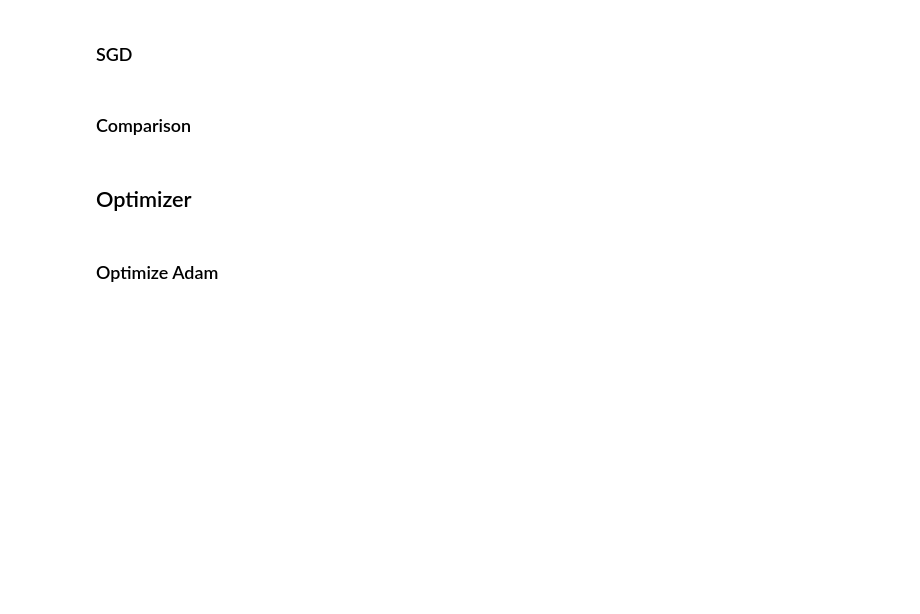
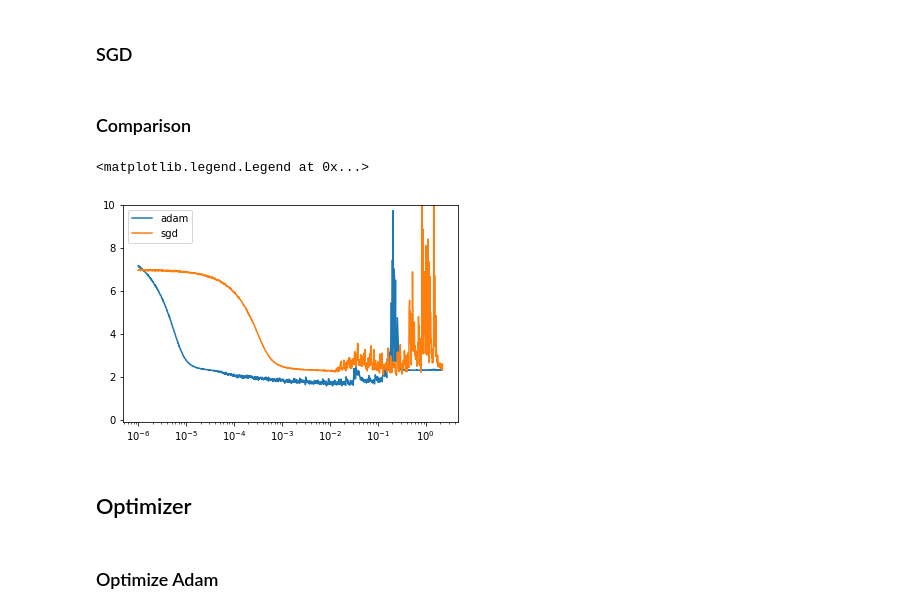
Before and after one commit to GiuseppeGalilei/MLDLproject, a Jupyter notebook: centralized/centralized.ipynb, the cells around one changed output. Saved outputs shown, nothing was run; the diff lists cells and outputs as text; code cells hidden in the pictures; blank space fills up the shorter version.

```diff
--- a/centralized/centralized.ipynb
+++ b/centralized/centralized.ipynb
@@ -387,10 +382,13 @@ df_lr_range("gn_lr_range_comparison.csv")
 # %%
-df_lr_range = pd.read_csv("gn_lr_range_comparison.csv")
+# df_lr_range = pd.read_csv("gn_lr_range_comparison.csv")
 plt.plot(df_lr_range.loc[df_lr_range["optim"]=="adam", "lr"], df_lr_range.loc[df_lr_range["optim"]=="adam", "loss"], label="adam")
 plt.plot(df_lr_range.loc[df_lr_range["optim"]=="sgd", "lr"], df_lr_range.loc[df_lr_range["optim"]=="sgd", "loss"], label="sgd")
 plt.xscale("log")
 plt.ylim([-0.1, 10])
 plt.legend()
+# %% [output]
+<matplotlib.legend.Legend at 0x...>
+[figure, added]
 # %% [markdown]
 ## Optimizer
 # %%
```
Also changed, not shown: parts of 30 cells of this notebook, 3 other files.
